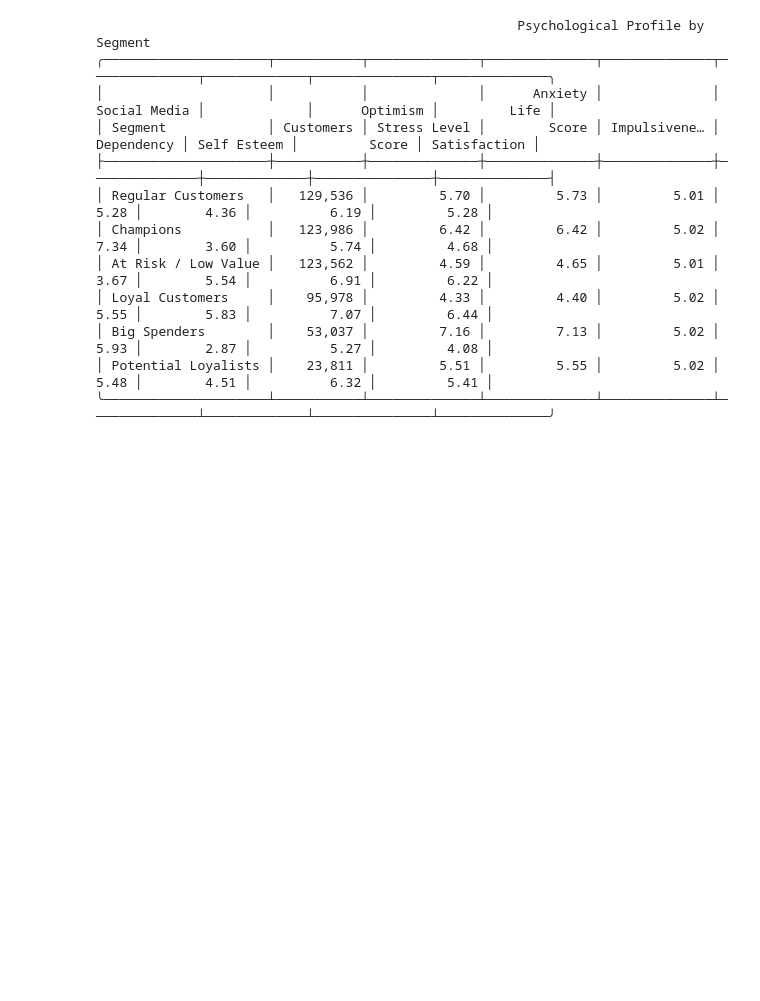
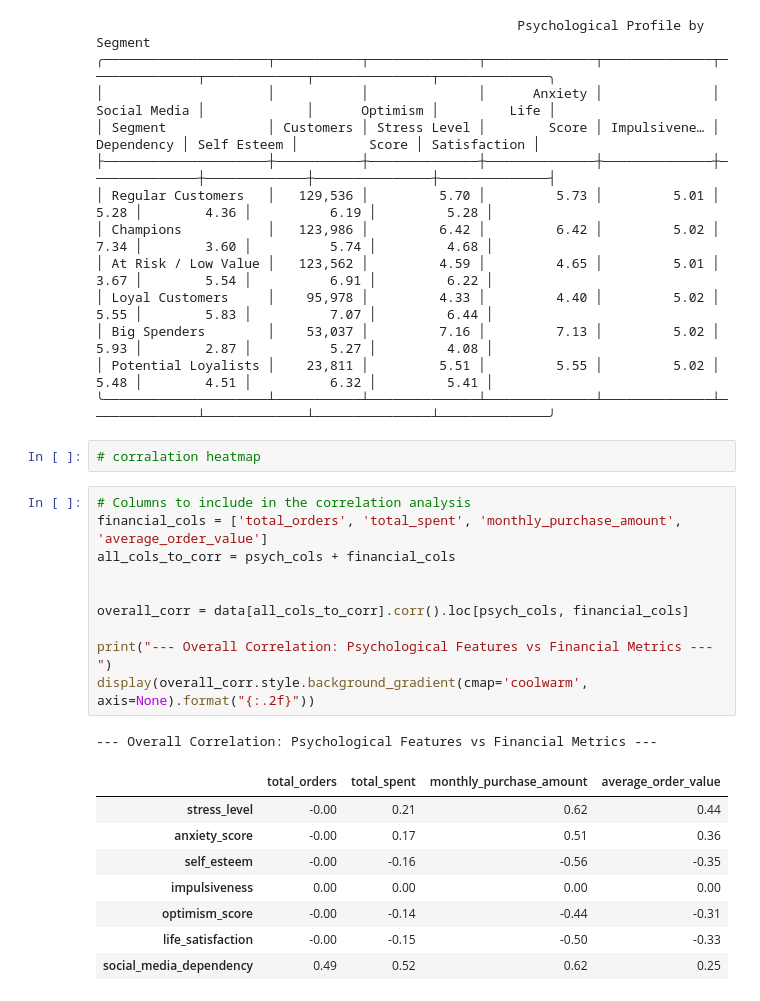
Before and after one commit to Sara-xv/Customer-Psychology-Sales, a Jupyter notebook: i.ipynb, the cells around one changed output. Drawn from its saved outputs; the diff is of its cells as text; blank space fills up the shorter version.

Commit message:
calculate overall correlation and separate correlations by age group and gender

```diff
--- a/i.ipynb
+++ b/i.ipynb
@@ -741,3 +739,25 @@ show_psych_analysis(
 │ Big Spenders        │    53,037 │         7.16 │         7.13 │         5.02 │         5.93 │        2.87 │          5.27 │         4.08 │
 │ Potential Loyalists │    23,811 │         5.51 │         5.55 │         5.02 │         5.48 │        4.51 │          6.32 │         5.41 │
 ╰─────────────────────┴───────────┴──────────────┴──────────────┴──────────────┴──────────────┴─────────────┴───────────────┴──────────────╯
+# %%
+# corralation heatmap
+# %%
+# Columns to include in the correlation analysis
+financial_cols = ['total_orders', 'total_spent', 'monthly_purchase_amount', 'average_order_value']
+all_cols_to_corr = psych_cols + financial_cols
+
+
+overall_corr = data[all_cols_to_corr].corr().loc[psych_cols, financial_cols]
+
+print("--- Overall Correlation: Psychological Features vs Financial Metrics ---")
+display(overall_corr.style.background_gradient(cmap='coolwarm', axis=None).format("{:.2f}"))
+# %% [output]
+--- Overall Correlation: Psychological Features vs Financial Metrics ---
+|  | total_orders | total_spent | monthly_purchase_amount | average_order_value |
+| stress_level | -0.00 | 0.21 | 0.62 | 0.44 |
+| anxiety_score | -0.00 | 0.17 | 0.51 | 0.36 |
+| self_esteem | -0.00 | -0.16 | -0.56 | -0.35 |
+| impulsiveness | 0.00 | 0.00 | 0.00 | 0.00 |
+| optimism_score | -0.00 | -0.14 | -0.44 | -0.31 |
+| life_satisfaction | -0.00 | -0.15 | -0.50 | -0.33 |
+| social_media_dependency | 0.49 | 0.52 | 0.62 | 0.25 |
```
Also changed, not shown: parts of 7 cells of this notebook, 3 other files.
